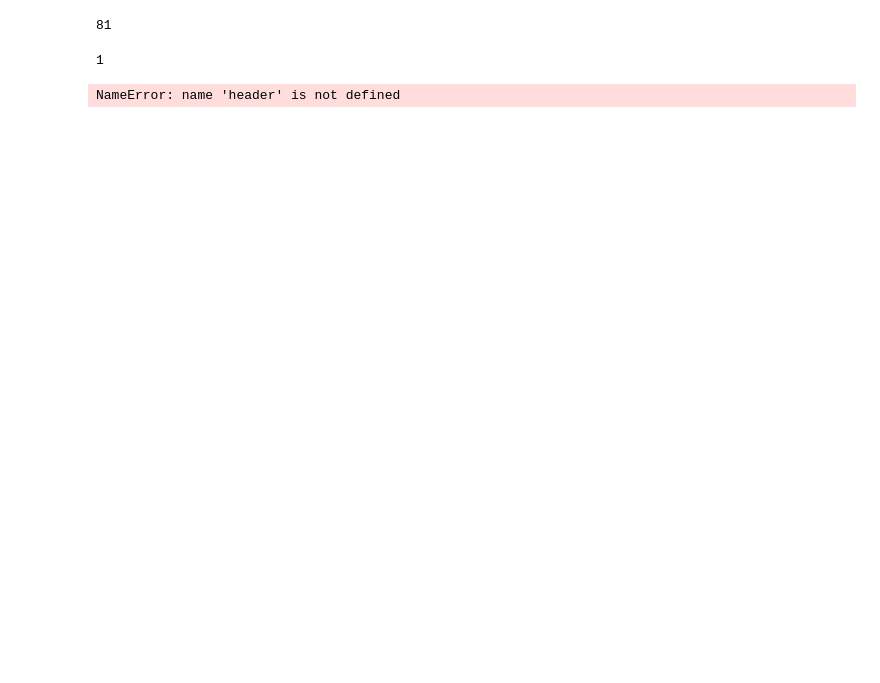
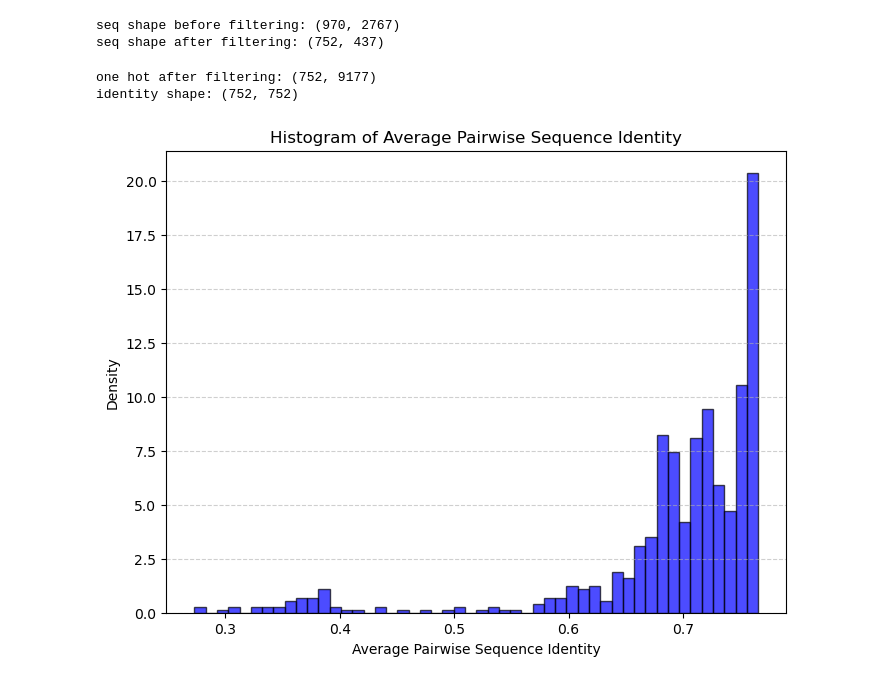
Before and after one commit to zifangu/lithiumized-fish, a Jupyter notebook: project_checkin1.ipynb, the cells around one changed output. Drawn from its saved outputs; the diff is of its cells as text; code cells hidden in the pictures; blank space fills up the shorter version.

Commit message:
upload natural seq identity histogram

```diff
--- a/project_checkin1.ipynb
+++ b/project_checkin1.ipynb
@@ -17,0 +42,3 @@ arr_seq[0]
+# %%
+arr_seq = readAlignment('data/cleaned_serotonin_aligned.fasta')
+print('len of sequences:', len(arr_seq))
@@ -82,15 +69,24 @@ array([13,  8, 15, ..., 16, 16,  0])
-# %%
-len(arr_num)
-# %% [output]
-81
-# %%
-np.sum(seq_test == 0,axis=0)
-# np.unique(seq_test)
-# %% [output]
-1
-# %%
-len(header)
-header[0].shape
-seq.shape
-# %% [output]
-NameError: name 'header' is not defined
+# %%
+hd = np.arange(0, len(arr_num))
+print('seq shape before filtering:', arr_num.shape)
+hFilt, seqFilt = kim_helper.filterAln(hd, arr_num)
+print('seq shape after filtering:', seqFilt.shape)
+# %% [output]
+seq shape before filtering: (970, 2767)
+seq shape after filtering: (752, 437)
+# %%
+# compute the one-hot encoding again
+one_hot_filtered = kim_helper.alg2bin(seqFilt)
+print('one hot after filtering:', one_hot_filtered.shape)
+
+# compute the sequence identity matrix
+n_align_pos = seqFilt.shape[1] # seqFilt.shape = (num_seq, num_positions)
+identity = kim_helper.simMat(one_hot_filtered, n_align_pos)
+print('identity shape:', identity.shape)
+# %% [output]
+one hot after filtering: (752, 9177)
+identity shape: (752, 752)
+# %%
+plot_avg_seq_identity_histogram(identity)
+# %% [output]
+[figure, added]
```
Also changed, not shown: parts of 17 cells of this notebook.
